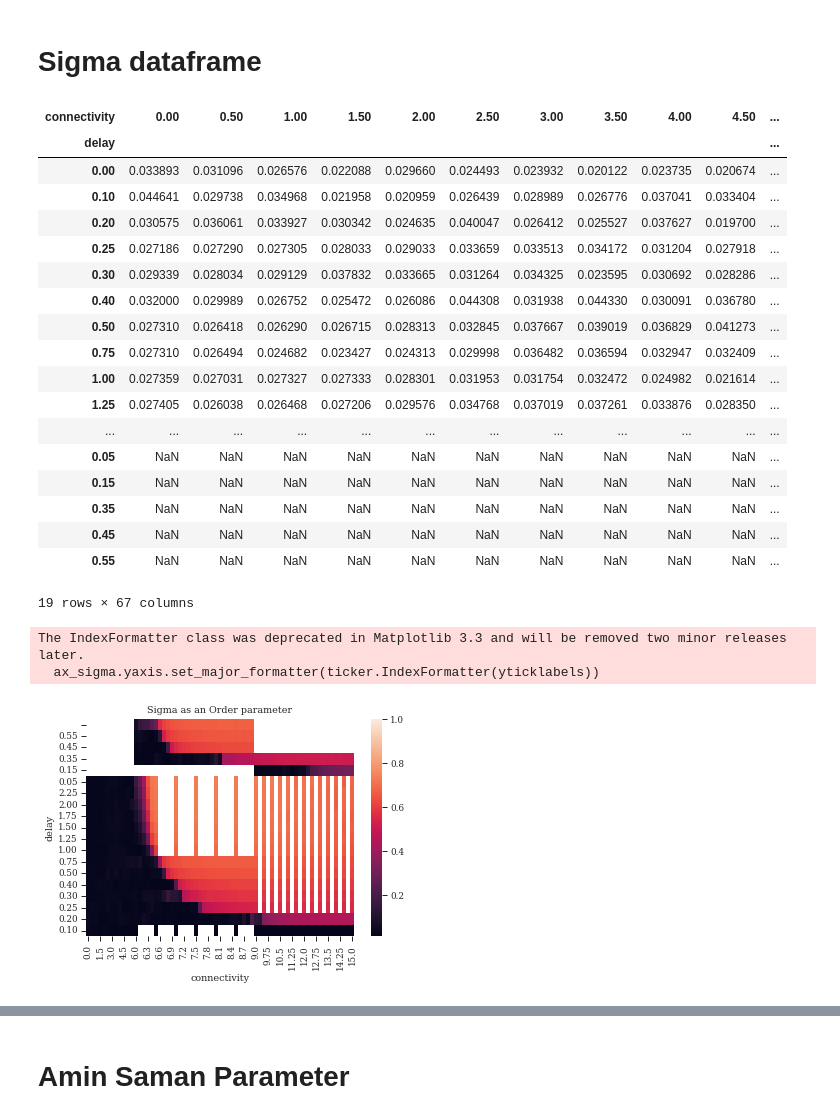
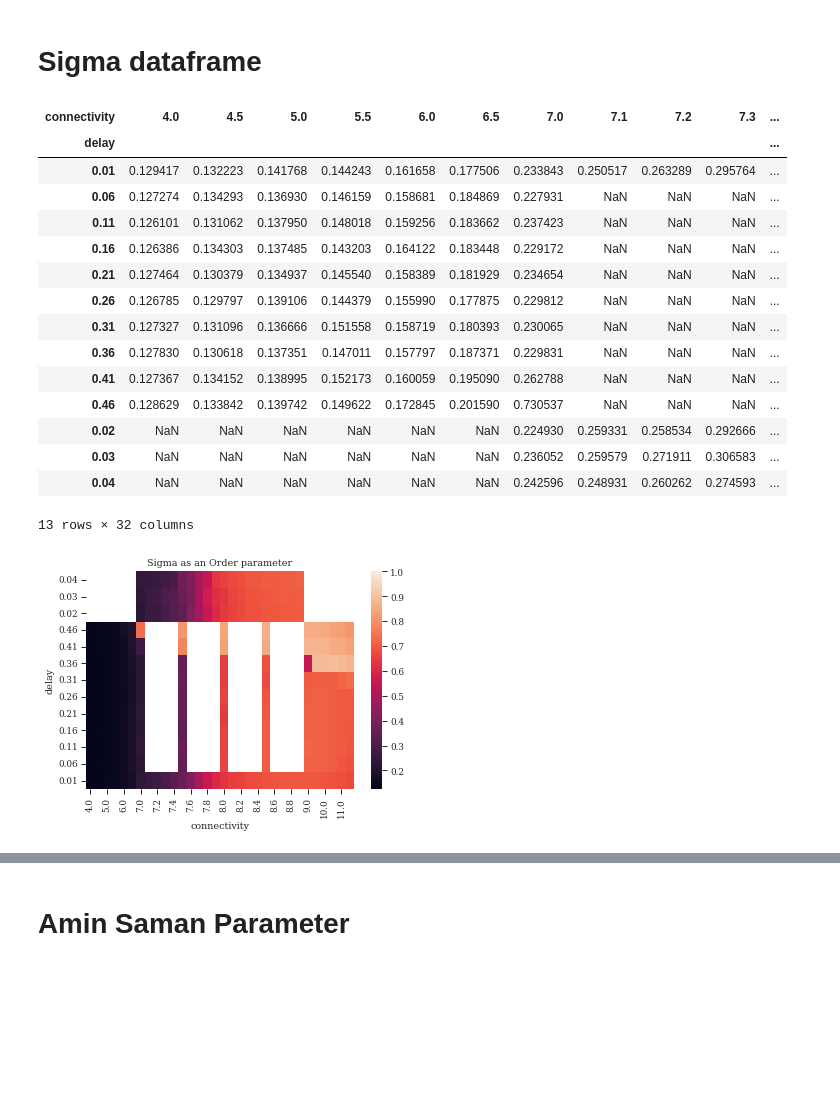
Before and after one commit to mmehrani/master_thesis, a Jupyter notebook: scripts/all_neurons_model_in_one_place/drawing_grid_of_phase_space.ipynb, the cells around one changed output, grey strips where cells are left out. Cells and saved outputs as stored; diff of their text form; code cells hidden in the pictures; blank space fills up the shorter version.

```diff
--- a/scripts/all_neurons_model_in_one_place/drawing_grid_of_phase_space.ipynb
+++ b/scripts/all_neurons_model_in_one_place/drawing_grid_of_phase_space.ipynb
@@ -11,16 +11,17 @@ from scipy.interpolate import griddata
 # %%
 from scipy.special import gammainc
 # %%
-connectivity_min, connectivity_max = 0,15
+connectivity_min, connectivity_max = 0,20
 delay_min, delay_max = 0,5
 # random_input_span = (1.2,2.8)
-random_input_span = (9.5,9.5)
+# random_input_span = (9.5,9.5)
+random_input_span = (9.5,13.5)
 total_time = 100
-alpha = 20
+alpha = 100
 alpha_folder = 'alpha_' + str(alpha)
 
 current_models = ['IF','Rotational','Non_repulsive_rotational']
-neuron_model = current_models[2]
+neuron_model = current_models[1]
 
 model_folder_name = neuron_model+'_ensembles'
 version = '_v2.0'
@@ -101,6 +102,7 @@ def dict_to_dataframe(input_dict):
     table.index.name = 'delay'
     table.columns.name = 'connectivity'
     table = table.sort_index(axis=1)
+    table = table.dropna(axis=1, how='all')
     return table
 
 def nested_dict_to_vectors(given_dict):
@@ -153,37 +155,32 @@ sns.set_theme(context='paper', font= 'Serif', style = 'ticks')
 sigma_table = dict_to_dataframe(sigma_glossary_dict)
 sigma_table
 # %% [output]
-| connectivity | 0.00 | 0.50 | 1.00 | 1.50 | 2.00 | 2.50 | 3.00 | 3.50 | 4.00 | 4.50 | ... |
+| connectivity | 4.0 | 4.5 | 5.0 | 5.5 | 6.0 | 6.5 | 7.0 | 7.1 | 7.2 | 7.3 | ... |
 | delay |  |  |  |  |  |  |  |  |  |  | ... |
-| 0.00 | 0.033893 | 0.031096 | 0.026576 | 0.022088 | 0.029660 | 0.024493 | 0.023932 | 0.020122 | 0.023735 | 0.020674 | ... |
-| 0.10 | 0.044641 | 0.029738 | 0.034968 | 0.021958 | 0.020959 | 0.026439 | 0.028989 | 0.026776 | 0.037041 | 0.033404 | ... |
-| 0.20 | 0.030575 | 0.036061 | 0.033927 | 0.030342 | 0.024635 | 0.040047 | 0.026412 | 0.025527 | 0.037627 | 0.019700 | ... |
-| 0.25 | 0.027186 | 0.027290 | 0.027305 | 0.028033 | 0.029033 | 0.033659 | 0.033513 | 0.034172 | 0.031204 | 0.027918 | ... |
-| 0.30 | 0.029339 | 0.028034 | 0.029129 | 0.037832 | 0.033665 | 0.031264 | 0.034325 | 0.023595 | 0.030692 | 0.028286 | ... |
-| 0.40 | 0.032000 | 0.029989 | 0.026752 | 0.025472 | 0.026086 | 0.044308 | 0.031938 | 0.044330 | 0.030091 | 0.036780 | ... |
-| 0.50 | 0.027310 | 0.026418 | 0.026290 | 0.026715 | 0.028313 | 0.032845 | 0.037667 | 0.039019 | 0.036829 | 0.041273 | ... |
-| 0.75 | 0.027310 | 0.026494 | 0.024682 | 0.023427 | 0.024313 | 0.029998 | 0.036482 | 0.036594 | 0.032947 | 0.032409 | ... |
-| 1.00 | 0.027359 | 0.027031 | 0.027327 | 0.027333 | 0.028301 | 0.031953 | 0.031754 | 0.032472 | 0.024982 | 0.021614 | ... |
-| 1.25 | 0.027405 | 0.026038 | 0.026468 | 0.027206 | 0.029576 | 0.034768 | 0.037019 | 0.037261 | 0.033876 | 0.028350 | ... |
-| ... | ... | ... | ... | ... | ... | ... | ... | ... | ... | ... | ... |
-| 0.05 | NaN | NaN | NaN | NaN | NaN | NaN | NaN | NaN | NaN | NaN | ... |
-| 0.15 | NaN | NaN | NaN | NaN | NaN | NaN | NaN | NaN | NaN | NaN | ... |
-| 0.35 | NaN | NaN | NaN | NaN | NaN | NaN | NaN | NaN | NaN | NaN | ... |
-| 0.45 | NaN | NaN | NaN | NaN | NaN | NaN | NaN | NaN | NaN | NaN | ... |
-| 0.55 | NaN | NaN | NaN | NaN | NaN | NaN | NaN | NaN | NaN | NaN | ... |
+| 0.01 | 0.129417 | 0.132223 | 0.141768 | 0.144243 | 0.161658 | 0.177506 | 0.233843 | 0.250517 | 0.263289 | 0.295764 | ... |
+| 0.06 | 0.127274 | 0.134293 | 0.136930 | 0.146159 | 0.158681 | 0.184869 | 0.227931 | NaN | NaN | NaN | ... |
+| 0.11 | 0.126101 | 0.131062 | 0.137950 | 0.148018 | 0.159256 | 0.183662 | 0.237423 | NaN | NaN | NaN | ... |
+| 0.16 | 0.126386 | 0.134303 | 0.137485 | 0.143203 | 0.164122 | 0.183448 | 0.229172 | NaN | NaN | NaN | ... |
+| 0.21 | 0.127464 | 0.130379 | 0.134937 | 0.145540 | 0.158389 | 0.181929 | 0.234654 | NaN | NaN | NaN | ... |
+| 0.26 | 0.126785 | 0.129797 | 0.139106 | 0.144379 | 0.155990 | 0.177875 | 0.229812 | NaN | NaN | NaN | ... |
+| 0.31 | 0.127327 | 0.131096 | 0.136666 | 0.151558 | 0.158719 | 0.180393 | 0.230065 | NaN | NaN | NaN | ... |
+| 0.36 | 0.127830 | 0.130618 | 0.137351 | 0.147011 | 0.157797 | 0.187371 | 0.229831 | NaN | NaN | NaN | ... |
+| 0.41 | 0.127367 | 0.134152 | 0.138995 | 0.152173 | 0.160059 | 0.195090 | 0.262788 | NaN | NaN | NaN | ... |
+| 0.46 | 0.128629 | 0.133842 | 0.139742 | 0.149622 | 0.172845 | 0.201590 | 0.730537 | NaN | NaN | NaN | ... |
+| 0.02 | NaN | NaN | NaN | NaN | NaN | NaN | 0.224930 | 0.259331 | 0.258534 | 0.292666 | ... |
+| 0.03 | NaN | NaN | NaN | NaN | NaN | NaN | 0.236052 | 0.259579 | 0.271911 | 0.306583 | ... |
+| 0.04 | NaN | NaN | NaN | NaN | NaN | NaN | 0.242596 | 0.248931 | 0.260262 | 0.274593 | ... |
-19 rows × 67 columns
+13 rows × 32 columns
 # %%
 yticklabels = ['{:.2f}'.format(x) for x in sigma_table.index.to_list()]
 ax_sigma = sns.heatmap(sigma_table, annot=False, vmax = 1)
 
 ax_sigma.set_title('Sigma as an Order parameter')
 ax_sigma.invert_yaxis()
 
-ax_sigma.yaxis.set_major_formatter(ticker.IndexFormatter(yticklabels))
+# ax_sigma.yaxis.set_major_formatter(ticker.IndexFormatter(yticklabels))
 # %% [output]
-The IndexFormatter class was deprecated in Matplotlib 3.3 and will be removed two minor releases later.
-  ax_sigma.yaxis.set_major_formatter(ticker.IndexFormatter(yticklabels))
-[figure, old version]
+[figure, new version]
 # %%
 fig = ax_sigma.get_figure()
 fig.savefig(os.path.join(target_path, 'sigma_phase_space.png'), dpi = 1000)
```
Also changed, not shown: parts of 14 cells of this notebook, 16 other files.
